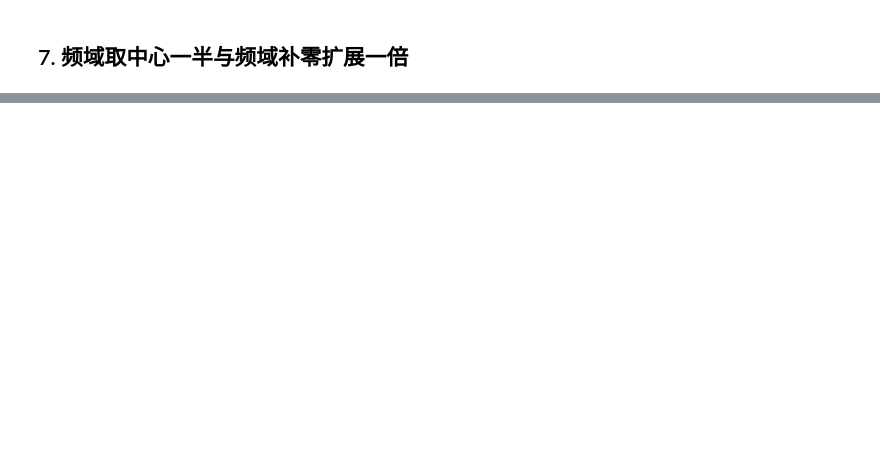
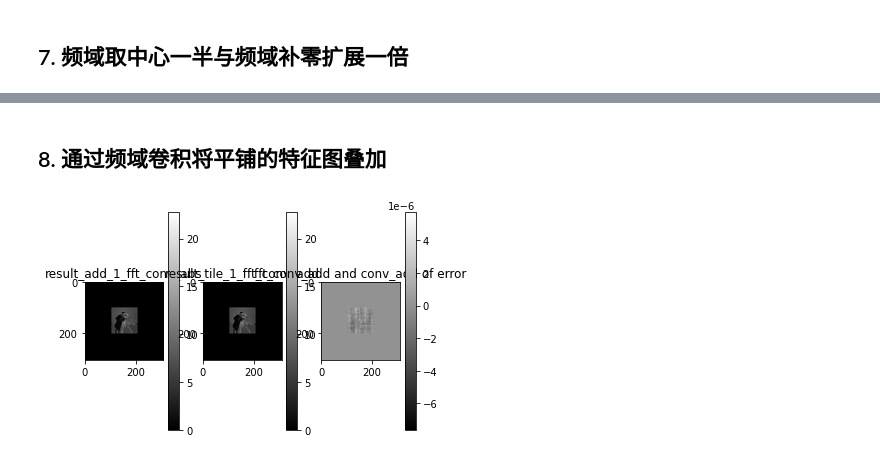
Before and after one commit to DuanShuiLiu211/MyStudyCode, a Jupyter notebook: 随想/OpticsConvolutionNet/FreqDomaEqConv.ipynb, the cells around one changed output, grey strips where cells are left out. Drawn from its saved outputs; the diff is of its cells as text; code cells hidden in the pictures; blank space fills up the shorter version.

```diff
--- a/随想/OpticsConvolutionNet/FreqDomaEqConv.ipynb
+++ b/随想/OpticsConvolutionNet/FreqDomaEqConv.ipynb
@@ -266,0 +271,46 @@ plot.show()
+# %% [markdown]
+## 8. 通过频域卷积将平铺的特征图叠加
+# %%
+kernel_add_1 = torch.zeros(size=(scale * sc_ke_pad, scale * sc_ke_pad))
+for i in range(scale):
+    for j in range(scale):
+        kernel_add_1[sc_ke_pad * i + sc_ke_pad // 2, sc_ke_pad * j + sc_ke_pad // 2] = 1.
+
+
+result_add_1_fft_conv = torch.fft.ifftshift(torch.fft.ifft2(torch.fft.fftshift(torch.fft.fft2(result_tile_1_fft_conv_abs)) *
+                                                            torch.fft.fftshift(torch.fft.fft2(kernel_add_1))))
+result_add_1_fft_conv_abs = torch.zeros((scale * sc_ke_pad, scale * sc_ke_pad))
+result_add_1_fft_conv_abs[(scale // 2) * sc_ke_pad + (ke_sc // 2):(scale // 2 + 1) * sc_ke_pad - (ke_sc // 2),
+                          (scale // 2) * sc_ke_pad + (ke_sc // 2):(scale // 2 + 1) * sc_ke_pad - (ke_sc // 2)] \
+                          = torch.abs(result_add_1_fft_conv)[(scale // 2) * sc_ke_pad + (ke_sc // 2):
+                                                             (scale // 2 + 1) * sc_ke_pad - (ke_sc // 2),
+                                                             (scale // 2) * sc_ke_pad + (ke_sc // 2):
+                                                             (scale // 2 + 1) * sc_ke_pad - (ke_sc // 2)]
+
+result_tile_1_fft_conv_add = torch.zeros((scale * sc_ke_pad, scale * sc_ke_pad))
+for r in range(scale):
+    for c in range(scale):
+        result_tile_1_fft_conv_add[(scale // 2) * sc_ke_pad + (ke_sc // 2):(scale // 2 + 1) * sc_ke_pad - (ke_sc // 2),
+                                   (scale // 2) * sc_ke_pad + (ke_sc // 2):(scale // 2 + 1) * sc_ke_pad - (ke_sc // 2)] \
+                                  += result_tile_1_conv_abs[r * sc_ke_pad + (ke_sc // 2):(r + 1) * sc_ke_pad - (ke_sc // 2),
+                                                            c * sc_ke_pad + (ke_sc // 2):(c + 1) * sc_ke_pad - (ke_sc // 2)]
+
+fig6 = plot.figure(6)
+plot.subplot(1, 3, 1)
+plot.imshow(result_add_1_fft_conv_abs, cmap='gray')
+plot.title('result_add_1_fft_conv_abs')
+plot.colorbar()
+
+plot.subplot(1, 3, 2)
+plot.imshow(result_tile_1_fft_conv_add, cmap='gray')
+plot.title('result_tile_1_fft_conv_add')
+plot.colorbar()
+
+plot.subplot(1, 3, 3)
+plot.imshow(result_add_1_fft_conv_abs - result_tile_1_fft_conv_add, cmap='gray')
+plot.title('fft_conv_add and conv_add of error')
+plot.colorbar()
+
+plot.show()
+# %% [output]
+[figure, added]
```
Also changed, not shown: parts of 6 cells of this notebook, 2 other files.
